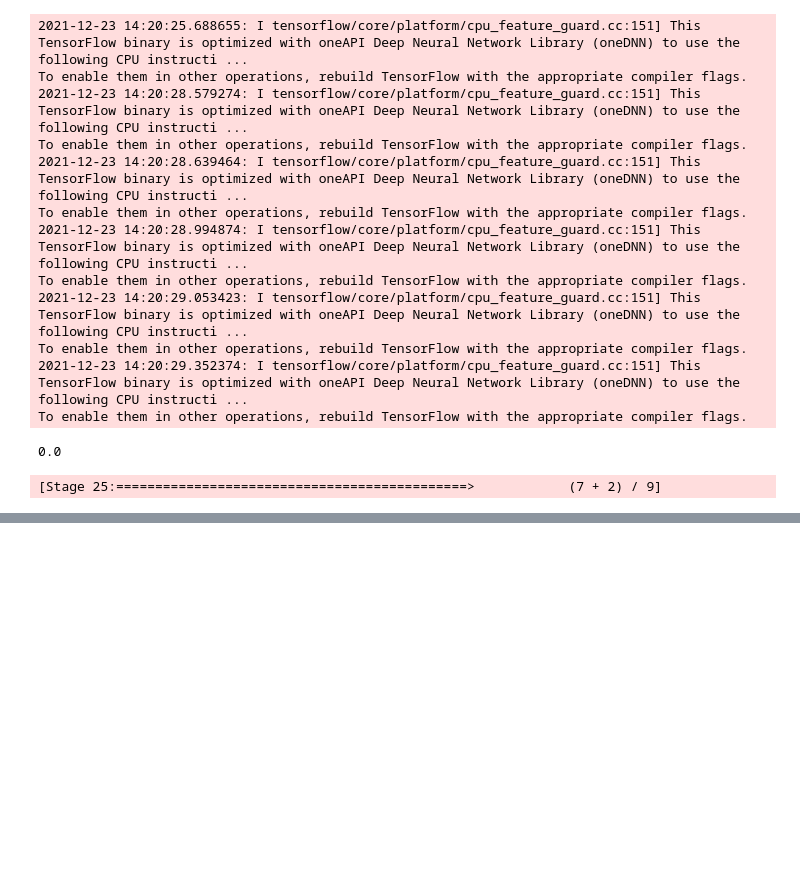
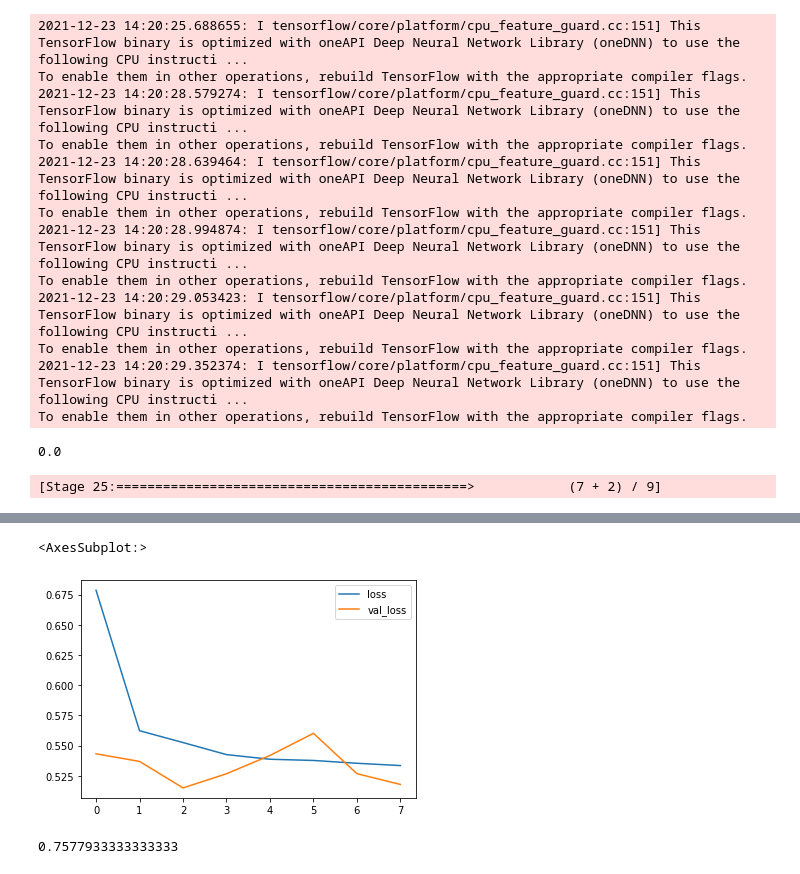
Before and after one commit to romanzdk/-VSE-Applied_ML, a Jupyter notebook: 5_Modeling.ipynb, the cells around one changed output, grey strips where cells are left out. Drawn from its saved outputs; the diff is of its cells as text; code cells hidden in the pictures; blank space fills up the shorter version.

```diff
--- a/5_Modeling.ipynb
+++ b/5_Modeling.ipynb
@@ -246,0 +266,31 @@ To enable them in other operations, rebuild TensorFlow with the appropriate comp
+# %%
+import numpy as np
+
+df = pd.read_parquet('data/4_processed')[:N]
+df['expanded'] = df['features'].apply(pd.Series)['values']
+arr = np.array(df.expanded.tolist())
+res_df = pd.DataFrame(columns=feature_cols)
+res_df[res_df.columns] = arr
+# %%
+y = df['label']
+X = res_df
+# %%
+from sklearn.model_selection import train_test_split as tts
+X_train, X_test, y_train, y_test = tts(X, y, test_size=0.3)
+# %%
+model = Sequential([
+    Dense(64, activation="relu", input_shape=(input_dim,)),
+    Dropout(0.4),
+
+    Dense(32, activation="relu"),
+    Dropout(0.2),
+
+    Dense(1, activation="sigmoid"),
+])
+
+model.compile(loss="binary_crossentropy", optimizer="adam")
+adam = optimizers.Adam(lr=0.01)
+adam_conf = optimizers.serialize(adam)
+es = EarlyStopping(patience=5, restore_best_weights=True)
+
+history = model.fit(X_train, y_train, validation_data=[X_test, y_test], epochs=25, callbacks=[es])
@@ -246,0 +314,11 @@ To enable them in other operations, rebuild TensorFlow with the appropriate comp
+# %%
+pd.DataFrame(history.history).plot()
+# %% [output]
+<AxesSubplot:>
+[figure, added]
+# %%
+preds = model.predict(X_test)
+from sklearn.metrics import accuracy_score as acc
+acc(y_test, np.round(preds))
+# %% [output]
+0.7577933333333333
```
Also changed, not shown: parts of 7 cells of this notebook, 1 other file.
